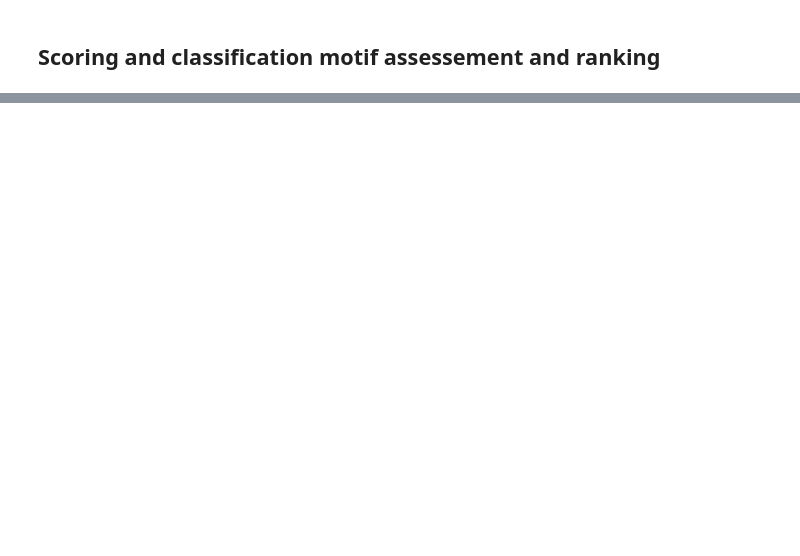
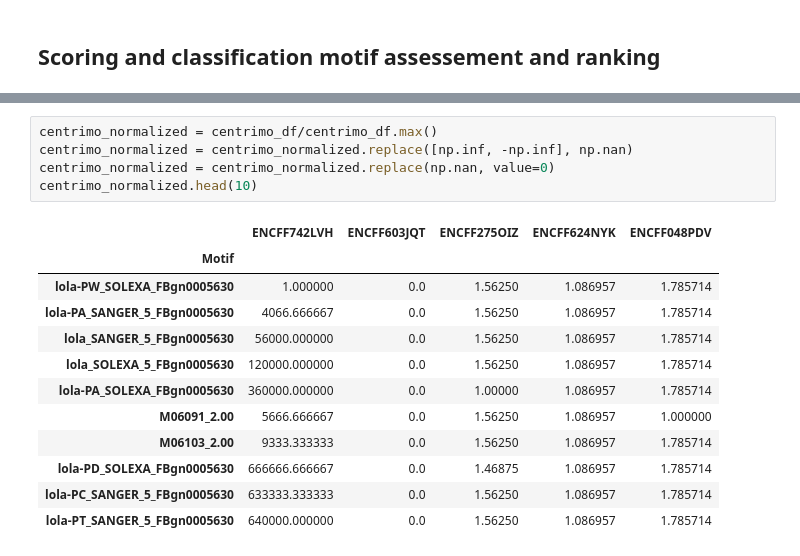
Before and after one commit to Fnyasimi/MARS-Update-Pipeline, a Jupyter notebook: Evaluation/Evaluation_notebook.ipynb, the cells around one changed output, grey strips where cells are left out. Drawn from its saved outputs; the diff is of its cells as text; blank space fills up the shorter version.

```diff
--- a/Evaluation/Evaluation_notebook.ipynb
+++ b/Evaluation/Evaluation_notebook.ipynb
@@ -383,0 +487,18 @@ http://pandas.pydata.org/pandas-docs/stable/user_guide/indexing.html#ix-indexer-
+# %%
+centrimo_normalized = centrimo_df/centrimo_df.max()
+centrimo_normalized = centrimo_normalized.replace([np.inf, -np.inf], np.nan)
+centrimo_normalized = centrimo_normalized.replace(np.nan, value=0)
+centrimo_normalized.head(10)
+# %% [output]
+|  | ENCFF742LVH | ENCFF603JQT | ENCFF275OIZ | ENCFF624NYK | ENCFF048PDV |
+| Motif |  |  |  |  |  |
+| lola-PW_SOLEXA_FBgn0005630 | 1.000000 | 0.0 | 1.56250 | 1.086957 | 1.785714 |
+| lola-PA_SANGER_5_FBgn0005630 | 4066.666667 | 0.0 | 1.56250 | 1.086957 | 1.785714 |
+| lola_SANGER_5_FBgn0005630 | 56000.000000 | 0.0 | 1.56250 | 1.086957 | 1.785714 |
+| lola_SOLEXA_5_FBgn0005630 | 120000.000000 | 0.0 | 1.56250 | 1.086957 | 1.785714 |
+| lola-PA_SOLEXA_FBgn0005630 | 360000.000000 | 0.0 | 1.00000 | 1.086957 | 1.785714 |
+| M06091_2.00 | 5666.666667 | 0.0 | 1.56250 | 1.086957 | 1.000000 |
+| M06103_2.00 | 9333.333333 | 0.0 | 1.56250 | 1.086957 | 1.785714 |
+| lola-PD_SOLEXA_FBgn0005630 | 666666.666667 | 0.0 | 1.46875 | 1.086957 | 1.785714 |
+| lola-PC_SANGER_5_FBgn0005630 | 633333.333333 | 0.0 | 1.56250 | 1.086957 | 1.785714 |
+| lola-PT_SANGER_5_FBgn0005630 | 640000.000000 | 0.0 | 1.56250 | 1.086957 | 1.785714 |
```
Also changed, not shown: parts of 18 cells of this notebook.
